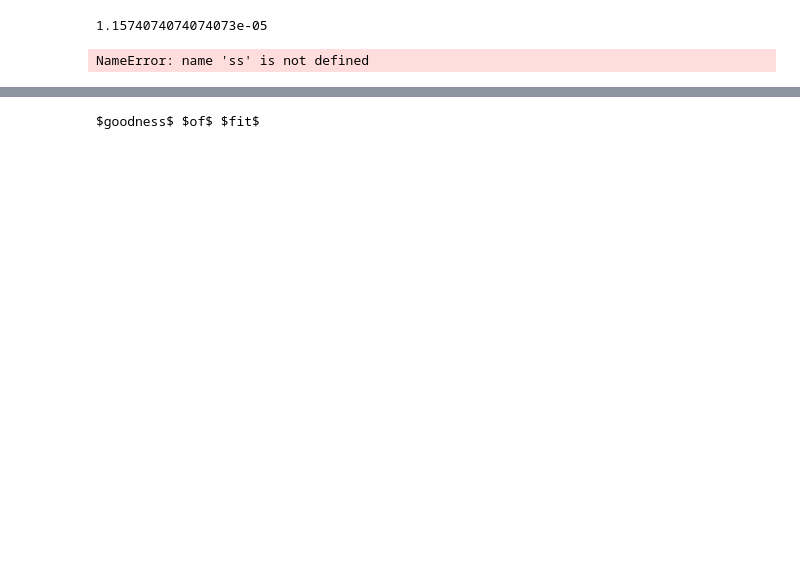
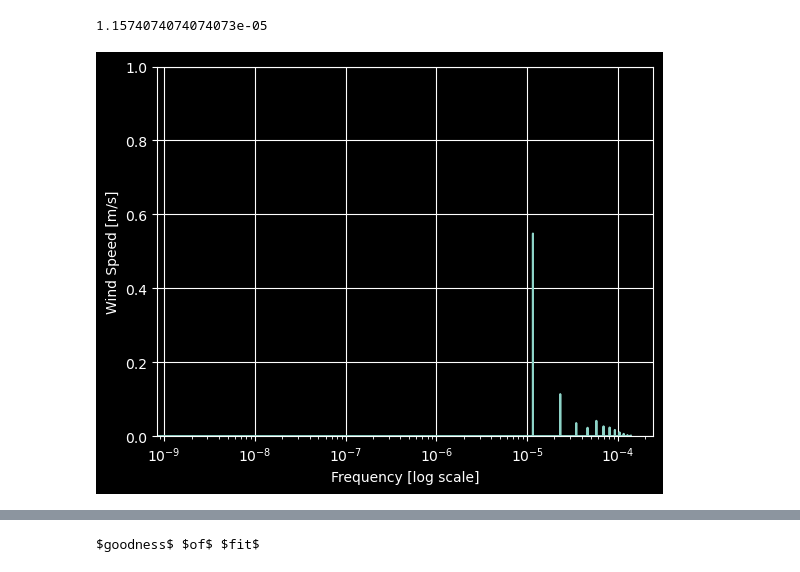
Before and after one commit to DarioFantini/Furnas-BRAMS, a Jupyter notebook: Artigo_Ap_de_Goias.ipynb, the cells around one changed output, grey strips where cells are left out. Saved outputs shown, nothing was run; the diff lists cells and outputs as text; code cells hidden in the pictures; blank space fills up the shorter version.

```diff
--- a/Artigo_Ap_de_Goias.ipynb
+++ b/Artigo_Ap_de_Goias.ipynb
@@ -574,26 +606,33 @@ timestamp_s = ap_data2["date"].map(
 # %% [output]
 1.1574074074074073e-05
 # %%
+'''
+Aplica-se a FFT. A análise espectral permite determinar ou visualizar as componente sazonais e cíclicas.
+Neste caso vemos a sasonalidade diária em 1/day = 1.1574074074074073e-05
+'''
 fft = tf.signal.rfft(ss["seasonal"])  # (ap_data2['Wind_speed'])
 f_per_dataset = np.arange(0, len(fft))
 
 n_samples_h = len(ss["seasonal"])  # (ap_data2['Wind_speed'])
 hours_per_year = 24 * 365.2524
 years_per_dataset = n_samples_h * 3600  # /(hours_per_year)
 
 f_per_year = f_per_dataset / years_per_dataset
 # plt.step(f_per_year, np.abs(fft))
 Sx = abs(fft) / len(ss["seasonal"])  # (ap_data2['Wind_speed'])
 plt.plot(f_per_year, Sx)
 plt.xscale("log")
 plt.ylim(0, 1)
 plt.ylabel("Wind Speed [m/s]")
 # plt.xlim([0.1, max(plt.xlim())])
 # plt.xticks([1, 365.2524], labels=['1/Year', '1/day'])
 plt.grid(visible=True)
 plt.tick_params(axis="both", which="major", labelsize=10)
 _ = plt.xlabel("Frequency [log scale]")
-plt.savefig("FFT")
+
+#plt.savefig("FFT")
+
+plt.show()
 # %% [output]
-NameError: name 'ss' is not defined
+[figure, added]
 # %%
```
Also changed, not shown: parts of 11 cells of this notebook, 3 other files.
